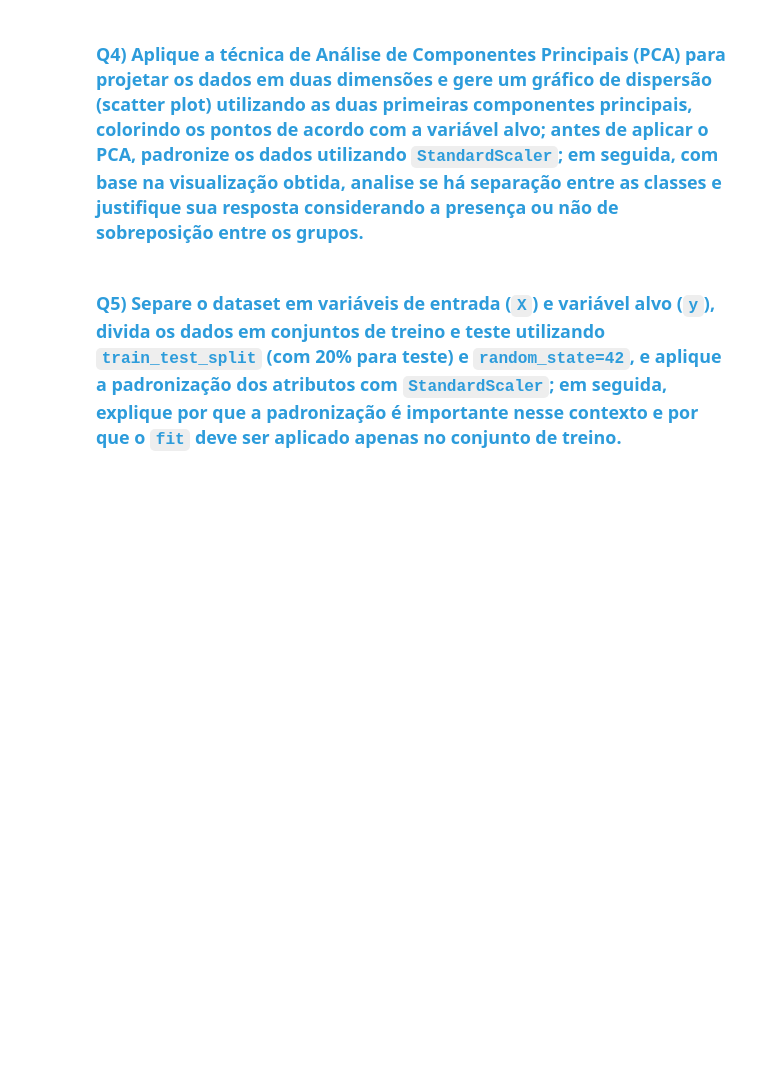
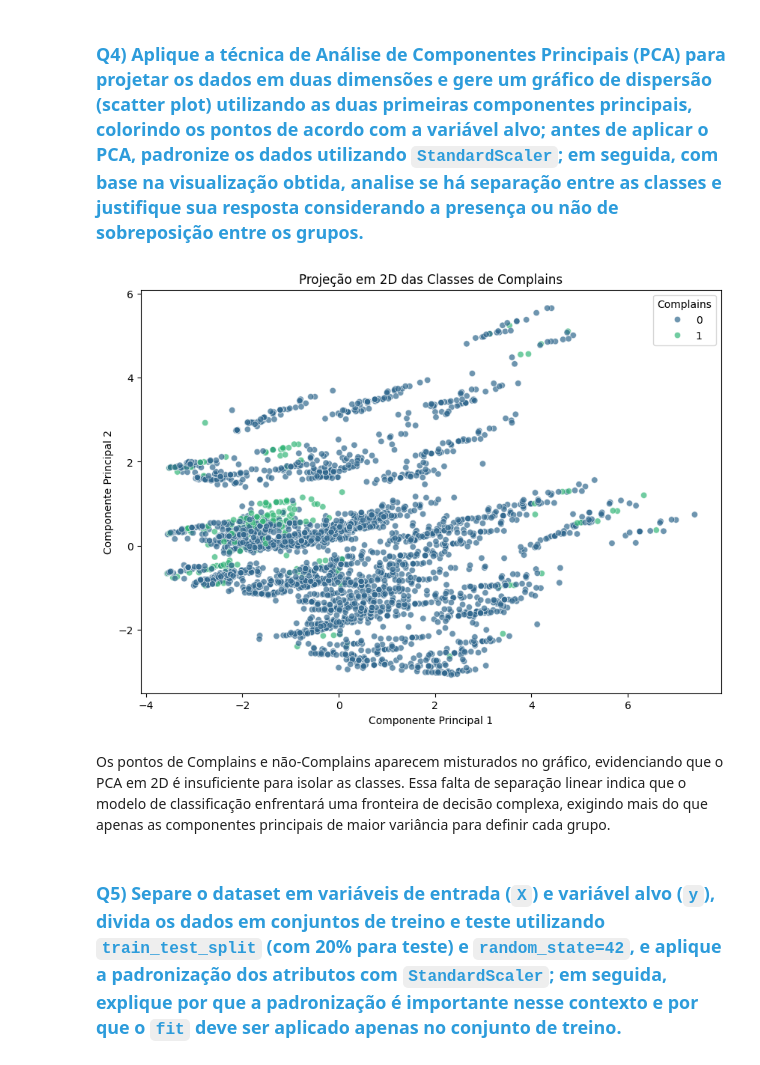
Before and after one commit to FuadMurad-dev/Atividade-De-C06, a Jupyter notebook: lab/C24_2026_1_L1_Atividade_06_2067.ipynb, the cells around one changed output. Saved outputs shown, nothing was run; the diff lists cells and outputs as text; code cells hidden in the pictures; blank space fills up the shorter version.

```diff
--- a/lab/C24_2026_1_L1_Atividade_06_2067.ipynb
+++ b/lab/C24_2026_1_L1_Atividade_06_2067.ipynb
@@ -177,4 +201,30 @@ sns.count
 # %% [markdown]
 ### <font color='#2D9CDB'>Q4) Aplique a técnica de Análise de Componentes Principais (PCA) para projetar os dados em duas dimensões e gere um gráfico de dispersão (scatter plot) utilizando as duas primeiras componentes principais, colorindo os pontos de acordo com a variável alvo; antes de aplicar o PCA, padronize os dados utilizando `StandardScaler`; em seguida, com base na visualização obtida, analise se há separação entre as classes e justifique sua resposta considerando a presença ou não de sobreposição entre os grupos.</font>
+# %%
+from sklearn.preprocessing import StandardScaler
+from sklearn.decomposition import PCA
+import matplotlib.pyplot as plt
+import seaborn as sns
+
+X = df.drop(columns=['Complains'])
+y = df['Complains']
+
+scaler = StandardScaler()
+X_scaled = scaler.fit_transform(X)
+
+pca = PCA(n_components=2)
+X_pca = pca.fit_transform(X_scaled)
+
+plt.figure(figsize=(10, 7))
+sns.scatterplot(x=X_pca[:, 0], y=X_pca[:, 1], hue=y, palette='viridis', alpha=0.7)
+plt.title('Projeção em 2D das Classes de Complains')
+plt.xlabel('Componente Principal 1')
+plt.ylabel('Componente Principal 2')
+plt.legend(title='Complains')
+plt.show()
+# %% [output]
+[figure, added]
+# %% [markdown]
+Os pontos de Complains e não-Complains aparecem misturados no gráfico, evidenciando que o PCA em 2D é insuficiente para isolar as classes. Essa falta de separação linear indica que o modelo de classificação enfrentará uma fronteira de decisão complexa, exigindo mais do que apenas as componentes principais de maior variância para definir cada grupo.
 # %% [markdown]
 ### <font color='#2D9CDB'>Q5) Separe o dataset em variáveis de entrada (`X`) e variável alvo (`y`), divida os dados em conjuntos de treino e teste utilizando `train_test_split` (com 20% para teste) e `random_state=42`, e aplique a padronização dos atributos com `StandardScaler`; em seguida, explique por que a padronização é importante nesse contexto e por que o `fit` deve ser aplicado apenas no conjunto de treino.
```
Also changed, not shown: parts of 41 cells of this notebook.
